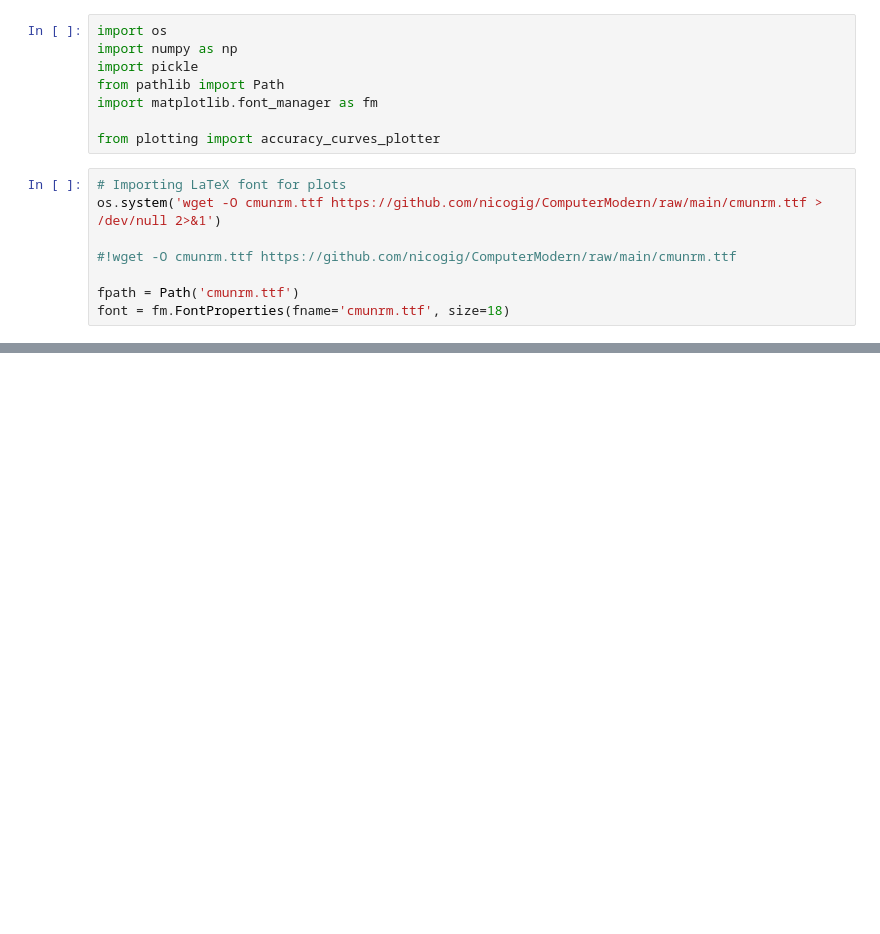
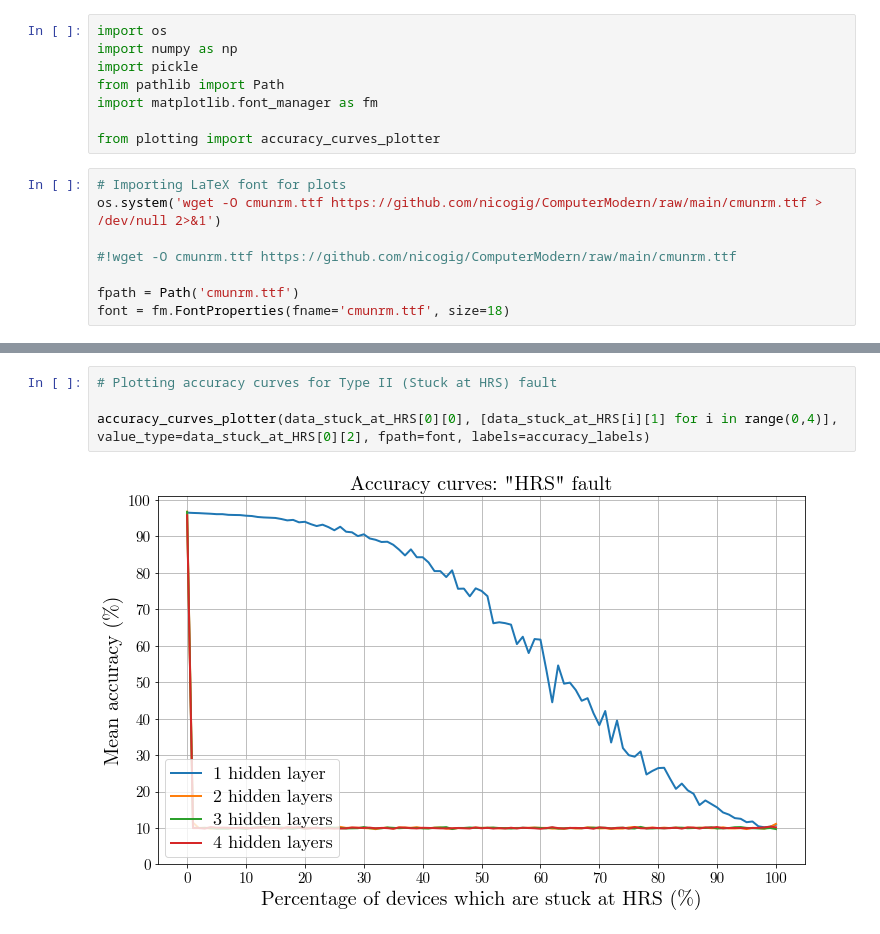
Before and after one commit to nicogig/worsecrossbars, a Jupyter notebook: AccuracyCurves.ipynb, the cells around one changed output, grey strips where cells are left out. Cells and saved outputs as stored; diff of their text form; blank space fills up the shorter version.

```diff
--- a/AccuracyCurves.ipynb
+++ b/AccuracyCurves.ipynb
@@ -56,3 +49,9 @@ ValueError: Not enough labels were passed to the function.
+# %%
+# Plotting accuracy curves for Type II (Stuck at HRS) fault
+
+accuracy_curves_plotter(data_stuck_at_HRS[0][0], [data_stuck_at_HRS[i][1] for i in range(0,4)], value_type=data_stuck_at_HRS[0][2], fpath=font, labels=accuracy_labels)
+# %% [output]
+[figure, added]
 # %% [markdown]
 <a style='text-decoration:none;line-height:16px;display:flex;color:#5B5B62;padding:10px;justify-content:end;' href='https://deepnote.com?utm_source=created-in-deepnote-cell&projectId=f63981ff-15e3-4a0a-8bcf-dbdeefafcfde' target="_blank">
 <img alt='Created in deepnote.com' style='display:inline;max-height:16px;margin:0px;margin-right:7.5px;' src='embedded-picture-1' > </img>
```
Also changed, not shown: parts of 2 cells of this notebook, 11 other files.
